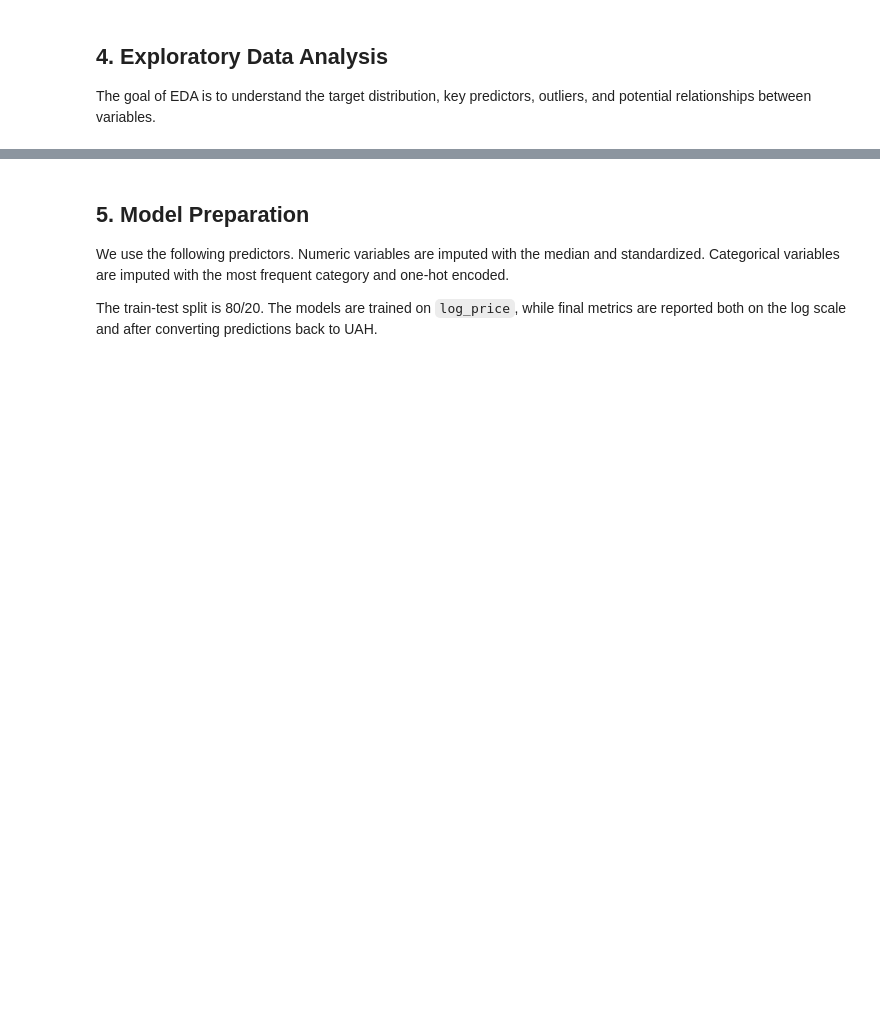
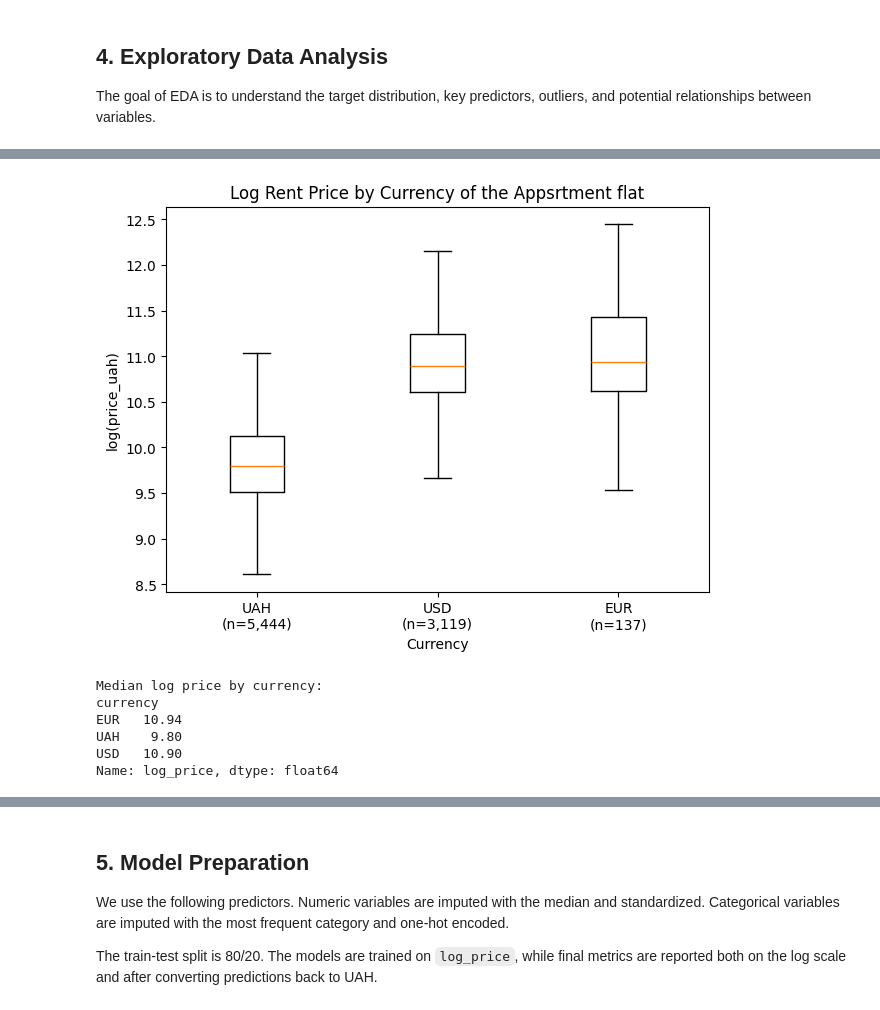
Before and after one commit to dimitro1921/ml_project, a Jupyter notebook: final_project_kyiv_rent_prediction.ipynb, the cells around one changed output, grey strips where cells are left out. Saved outputs shown, nothing was run; the diff lists cells and outputs as text; code cells hidden in the pictures; blank space fills up the shorter version.

```diff
--- a/final_project_kyiv_rent_prediction.ipynb
+++ b/final_project_kyiv_rent_prediction.ipynb
@@ -219,0 +604,30 @@ plt.show()
+# %%
+# Log rent price by currency in data
+currency_diff = list(df['currency'].unique())
+valid = df.dropna(subset=["currency", "log_price"])
+
+curr_data = [valid.loc[valid["currency"] == b, "log_price"] for b in currency_diff]
+curr_labels = [f"{b}\n(n={len(d):,})" for b, d in zip(currency_diff, curr_data)]
+curr_data_nonempty = [(d, l) for d, l in zip(curr_data, curr_labels) if len(d) > 0]
+
+plt.figure(figsize=(7, 5))
+plt.boxplot(
+    [d for d, _ in curr_data_nonempty],
+    labels=[l for _, l in curr_data_nonempty],
+    showfliers=False
+)
+plt.title("Log Rent Price by Currency of the Appsrtment flat")
+plt.ylabel("log(price_uah)")
+plt.xlabel("Currency")
+plt.show()
+
+print("Median log price by currency:")
+print(valid.groupby("currency")["log_price"].median().round(3))
+# %% [output]
+[figure, added]
+Median log price by currency:
+currency
+EUR   10.94
+UAH    9.80
+USD   10.90
+Name: log_price, dtype: float64
```
Also changed, not shown: parts of 57 cells of this notebook, 4 other files.
